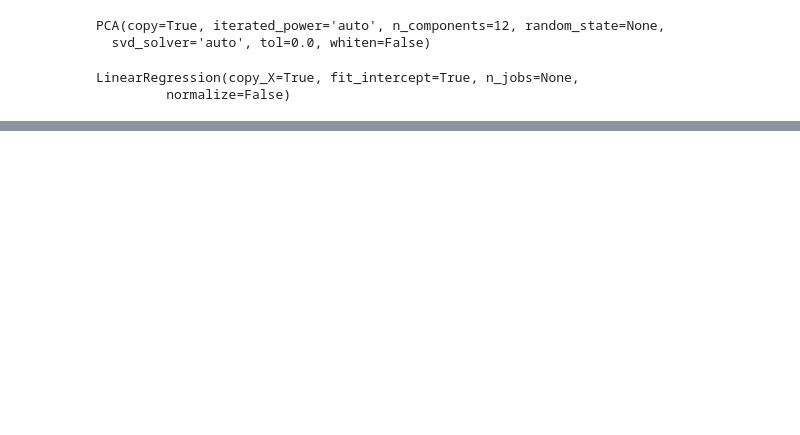
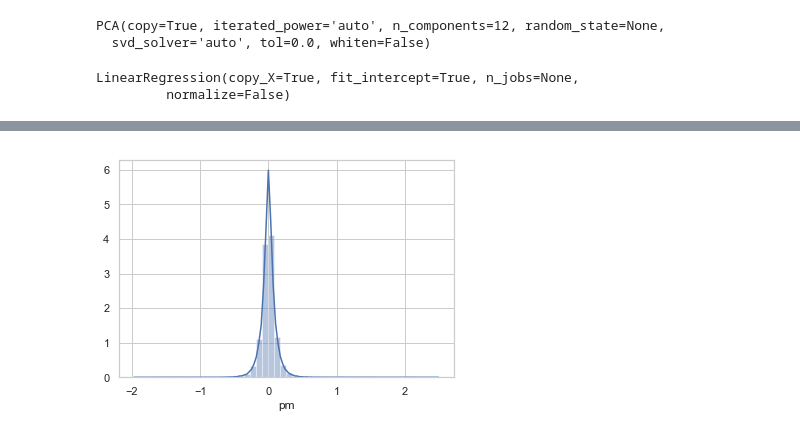
Before and after one commit to AndRud/electric_motor_temperature, a Jupyter notebook: Electric motor temperature.ipynb, the cells around one changed output, grey strips where cells are left out. Drawn from its saved outputs; the diff is of its cells as text; code cells hidden in the pictures; blank space fills up the shorter version.

```diff
--- a/Electric motor temperature.ipynb
+++ b/Electric motor temperature.ipynb
@@ -87,8 +88,8 @@ sns.distplot((y_test-predictions),bins=50);
 import xgboost as xgb
 # %%
 xgb_model = xgb.XGBRegressor(objective='reg:squarederror',
-                             n_estimators=20,
-                             learning_rate=0.2,
+                             n_estimators=100,
+                             learning_rate=0.8,
                              subsample=0.75,
                              colsample_bytree=1,
                              max_depth=7)
@@ -116,0 +118,4 @@ RMSE: 0.1974641218846677
+# %%
+sns.distplot((y_test-predictions),bins=50);
+# %% [output]
+[figure, added]
```
Also changed, not shown: parts of 6 cells of this notebook.
